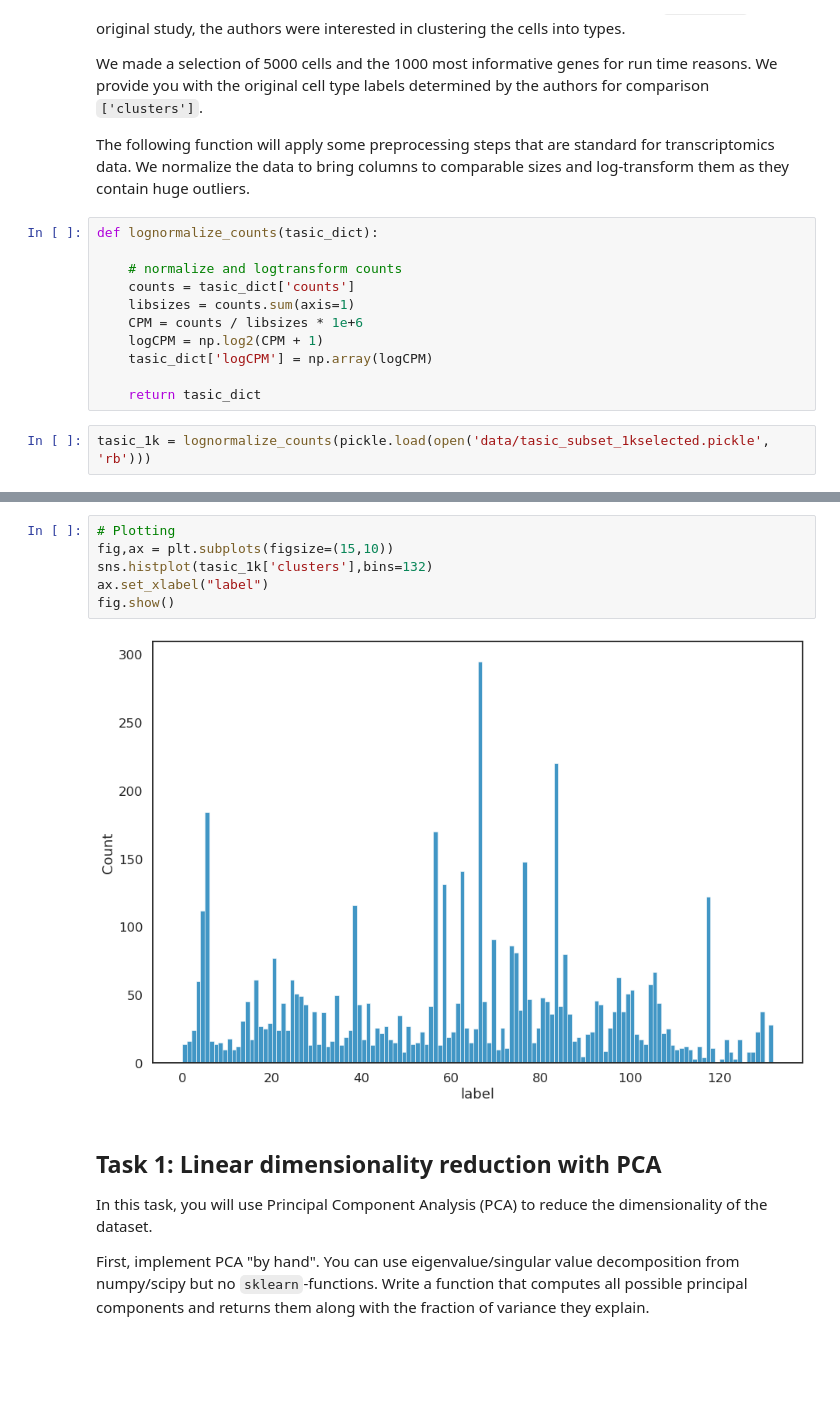
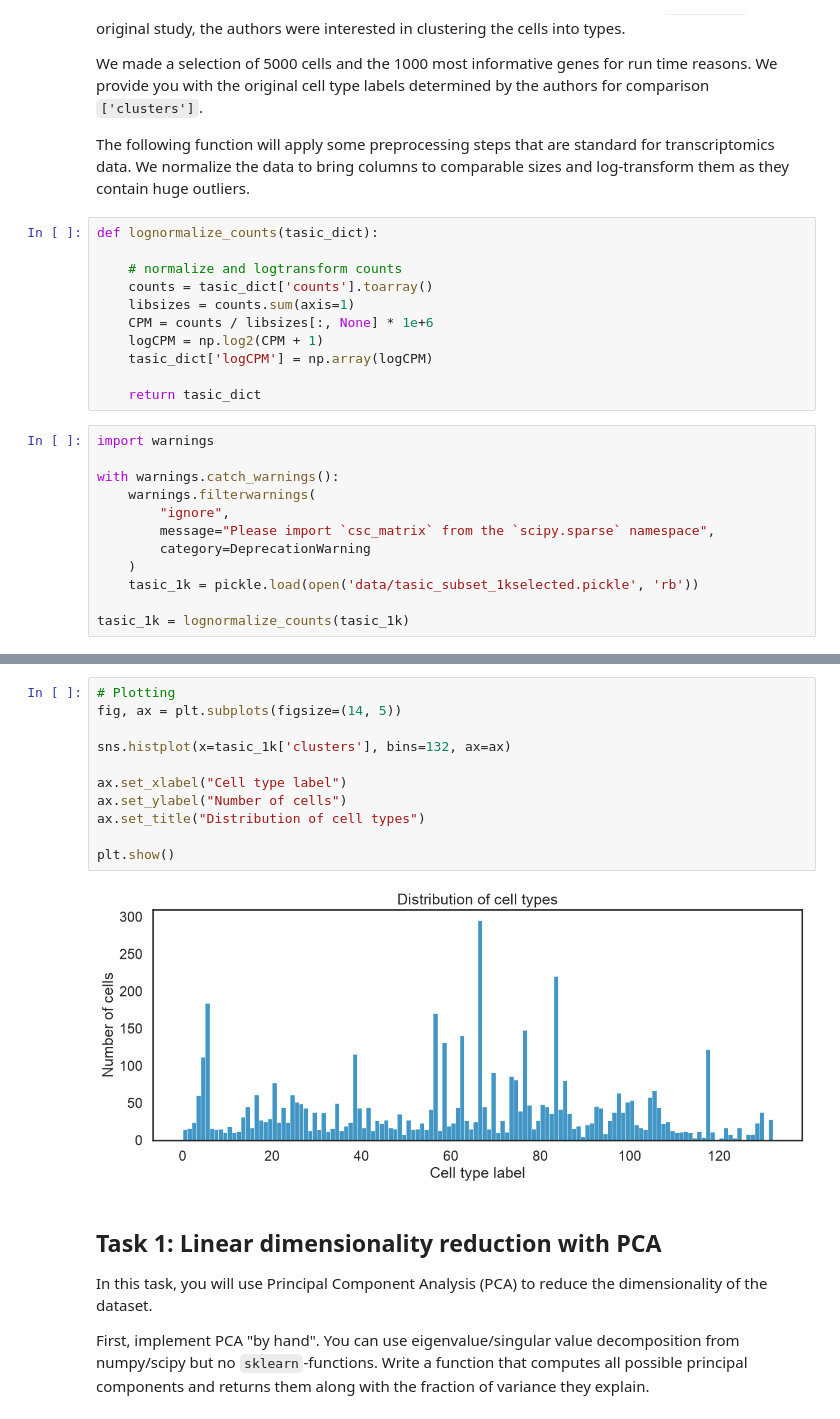
Before and after one commit to JanLuckhardt/machine-learning, a Jupyter notebook: 05_dimensionality_reduction.ipynb, the cells around one changed output, grey strips where cells are left out. Cells and saved outputs as stored; diff of their text form; blank space fills up the shorter version.

```diff
--- a/05_dimensionality_reduction.ipynb
+++ b/05_dimensionality_reduction.ipynb
@@ -24,13 +23,23 @@ The following function will apply some preprocessing steps that are standard for
 def lognormalize_counts(tasic_dict):
 
     # normalize and logtransform counts
-    counts = tasic_dict['counts']
+    counts = tasic_dict['counts'].toarray()
     libsizes = counts.sum(axis=1)
-    CPM = counts / libsizes * 1e+6
+    CPM = counts / libsizes[:, None] * 1e+6
     logCPM = np.log2(CPM + 1)
     tasic_dict['logCPM'] = np.array(logCPM)
 
     return tasic_dict
-# %%
-tasic_1k = lognormalize_counts(pickle.load(open('data/tasic_subset_1kselected.pickle', 'rb')))
+# %%
+import warnings
+
+with warnings.catch_warnings():
+    warnings.filterwarnings(
+        "ignore",
+        message="Please import `csc_matrix` from the `scipy.sparse` namespace",
+        category=DeprecationWarning
+    )
+    tasic_1k = pickle.load(open('data/tasic_subset_1kselected.pickle', 'rb'))
+
+tasic_1k = lognormalize_counts(tasic_1k)
 # %% [markdown]
@@ -49,11 +69,16 @@ counts.shape,counts[0,:10],logCPM[0,:10]
 # %%
 # Plotting
-fig,ax = plt.subplots(figsize=(15,10))
-sns.histplot(tasic_1k['clusters'],bins=132)
-ax.set_xlabel("label")
-fig.show()
+fig, ax = plt.subplots(figsize=(14, 5))
+
+sns.histplot(x=tasic_1k['clusters'], bins=132, ax=ax)
+
+ax.set_xlabel("Cell type label")
+ax.set_ylabel("Number of cells")
+ax.set_title("Distribution of cell types")
+
+plt.show()
 # %% [output]
-[figure, old version]
+[figure, new version]
 # %% [markdown]
 ## Task 1: Linear dimensionality reduction with PCA
 
```
Also changed, not shown: parts of 33 cells of this notebook.
